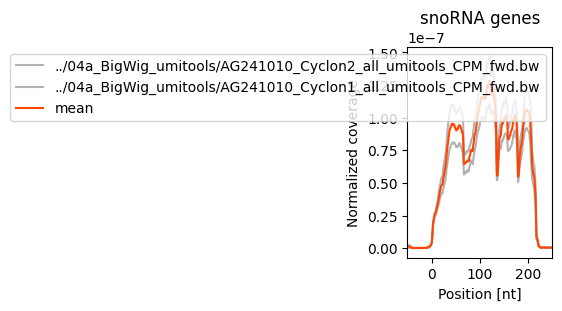
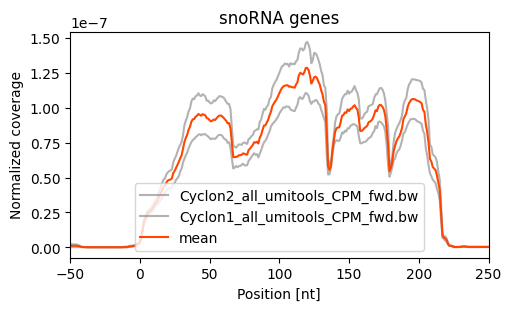
The notebook cell's code change between the first figure and the second:
--- before
+++ after
@@ -12,5 +12,5 @@
 )
 
-mp01 = ttm.cleanNames(mp01, ['../04a_BigWig_dedup/AG241010_', '_none_120mJ_', '_all_dedup_CPM_plus.bw'])
+mp01 = ttm.cleanNames(mp01, ['../04a_BigWig_umitools/AG241010_', '_none_120mJ_', '_all_dedup_CPM_plus.bw'])
 mp01['mean'] = mp01.mean(axis=1)
 fig, ax = plt.subplots(figsize=(5, 3), layout='constrained')
@@ -27,2 +27,3 @@
 plt.xlim(-50, 250)
 # plt.legend().set_visible(False)
+plt.savefig('../analysis/01_snoRNA.png', dpi=300, bbox_inches='tight')

Commit: fig update